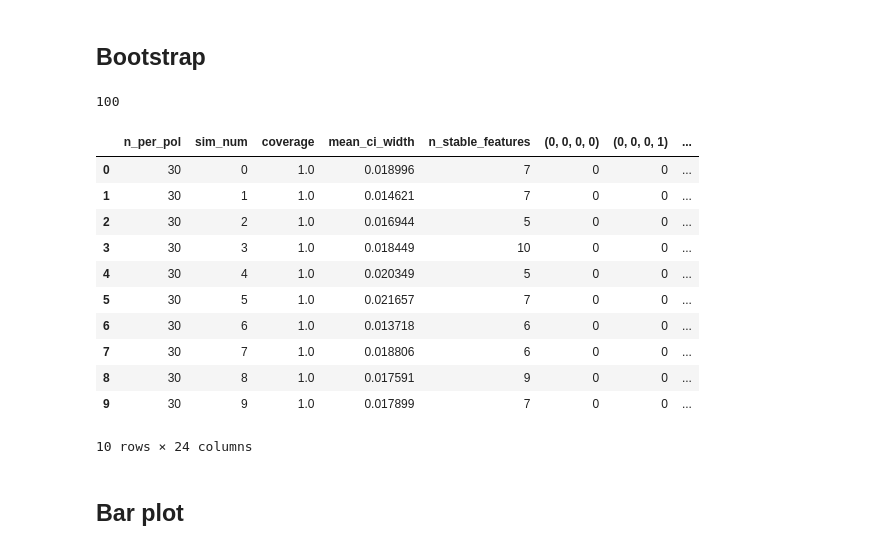
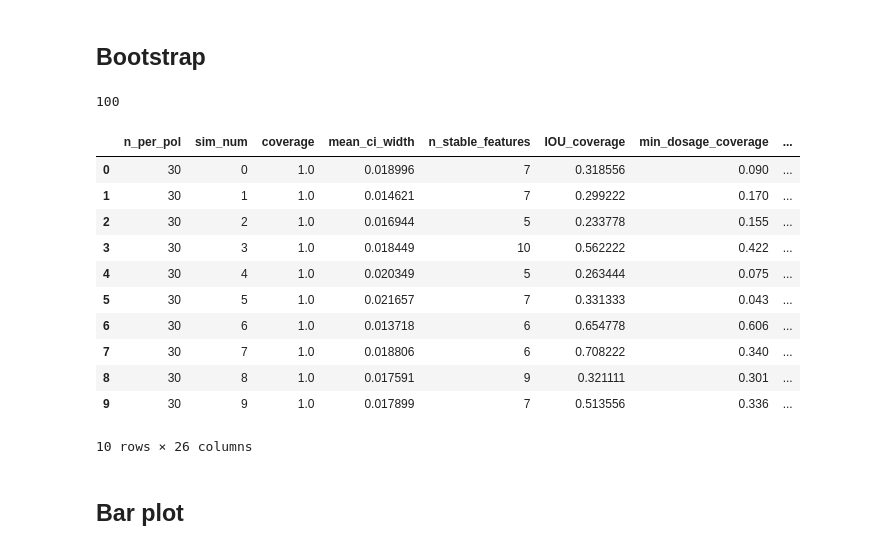
Before and after one commit to AparaV/rashomon-partition-sets, a Jupyter notebook: Code/analyze_reff_simulations.ipynb, the cells around one changed output. Saved outputs shown, nothing was run; the diff lists cells and outputs as text; code cells hidden in the pictures.

```diff
--- a/Code/analyze_reff_simulations.ipynb
+++ b/Code/analyze_reff_simulations.ipynb
@@ -237,46 +229,46 @@ lasso_df.head(n=10)
 # %% [markdown]
 ## Bootstrap
 # %%
-bootstrap_fname_suffix = "../Results/" + fname_prefix + "bootstrap" + bootstrap_fname_suffix
-bootstrap_raw_df = pd.read_csv(bootstrap_fname_suffix)
+bootstrap_fname = "../Results/4arms/" + fname_prefix + "bootstrap" + bootstrap_fname_suffix
+bootstrap_raw_df = pd.read_csv(bootstrap_fname)
 bootstrap_raw_df = bootstrap_raw_df.drop("Unnamed: 0", axis=1)
 
 # bootstrap_raw_df.head()
 bootstrap_df = bootstrap_raw_df.copy()
 
 # Find whether each model identifies the true best profile or not
 bootstrap_df["right_best_profile"] = bootstrap_df[true_best_profile]
 bootstrap_df["wrong_best_profile"] = 1 - bootstrap_df["right_best_profile"]
 
 # Remove all other columns
 to_drop = ["MSE", "IOU", "min_dosage", "best_pol_diff"]
 # profile_cols = ["(0, 0, 0)", "(0, 0, 1)", "(0, 1, 0)", "(0, 1, 1)",
 #                 "(1, 0, 0)", "(1, 0, 1)", "(1, 1, 0)", "(1, 1, 1)"]
 
 bootstrap_df = bootstrap_df.drop(to_drop, axis=1)
 # Sort loss grouped by n_per_pol and sim_num
 bootstrap_df = bootstrap_df.sort_values(["n_per_pol", "sim_num"], ascending=True)
 
 # Count models within each simulation iteration
 # Check if best profile is present in the first n models
 grouped_df = bootstrap_df.groupby(["n_per_pol", "sim_num"]).cumsum()
 bootstrap_df["best_profile_present"] = (grouped_df["right_best_profile"] > 0).astype(int)
 # blasso_df["model_number"] = grouped_df["right_best_profile"] + grouped_df["wrong_best_profile"]
 
 print(len(bootstrap_df))
 
 bootstrap_df.head(n=10)
 # %% [output]
 100
-|  | n_per_pol | sim_num | coverage | mean_ci_width | n_stable_features | (0, 0, 0, 0) | (0, 0, 0, 1) | ... |
-| 0 | 30 | 0 | 1.0 | 0.018996 | 7 | 0 | 0 | ... |
-| 1 | 30 | 1 | 1.0 | 0.014621 | 7 | 0 | 0 | ... |
-| 2 | 30 | 2 | 1.0 | 0.016944 | 5 | 0 | 0 | ... |
-| 3 | 30 | 3 | 1.0 | 0.018449 | 10 | 0 | 0 | ... |
-| 4 | 30 | 4 | 1.0 | 0.020349 | 5 | 0 | 0 | ... |
-| 5 | 30 | 5 | 1.0 | 0.021657 | 7 | 0 | 0 | ... |
-| 6 | 30 | 6 | 1.0 | 0.013718 | 6 | 0 | 0 | ... |
-| 7 | 30 | 7 | 1.0 | 0.018806 | 6 | 0 | 0 | ... |
-| 8 | 30 | 8 | 1.0 | 0.017591 | 9 | 0 | 0 | ... |
-| 9 | 30 | 9 | 1.0 | 0.017899 | 7 | 0 | 0 | ... |
+|  | n_per_pol | sim_num | coverage | mean_ci_width | n_stable_features | IOU_coverage | min_dosage_coverage | ... |
+| 0 | 30 | 0 | 1.0 | 0.018996 | 7 | 0.318556 | 0.090 | ... |
+| 1 | 30 | 1 | 1.0 | 0.014621 | 7 | 0.299222 | 0.170 | ... |
+| 2 | 30 | 2 | 1.0 | 0.016944 | 5 | 0.233778 | 0.155 | ... |
+| 3 | 30 | 3 | 1.0 | 0.018449 | 10 | 0.562222 | 0.422 | ... |
+| 4 | 30 | 4 | 1.0 | 0.020349 | 5 | 0.263444 | 0.075 | ... |
+| 5 | 30 | 5 | 1.0 | 0.021657 | 7 | 0.331333 | 0.043 | ... |
+| 6 | 30 | 6 | 1.0 | 0.013718 | 6 | 0.654778 | 0.606 | ... |
+| 7 | 30 | 7 | 1.0 | 0.018806 | 6 | 0.708222 | 0.340 | ... |
+| 8 | 30 | 8 | 1.0 | 0.017591 | 9 | 0.321111 | 0.301 | ... |
+| 9 | 30 | 9 | 1.0 | 0.017899 | 7 | 0.513556 | 0.336 | ... |
-10 rows × 24 columns
+10 rows × 26 columns
```
Also changed, not shown: parts of 6 cells of this notebook, 4 other files.
